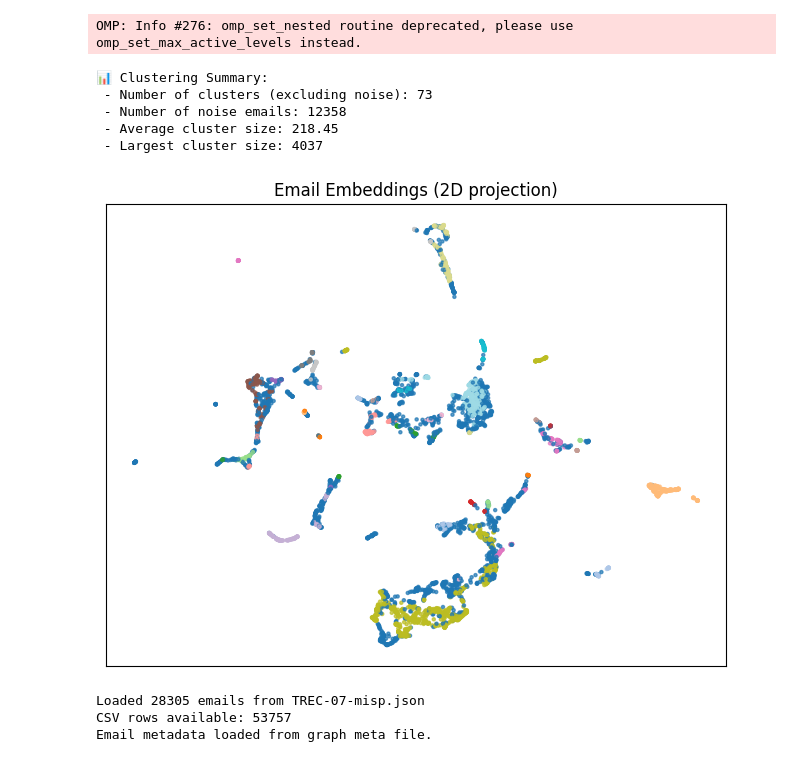
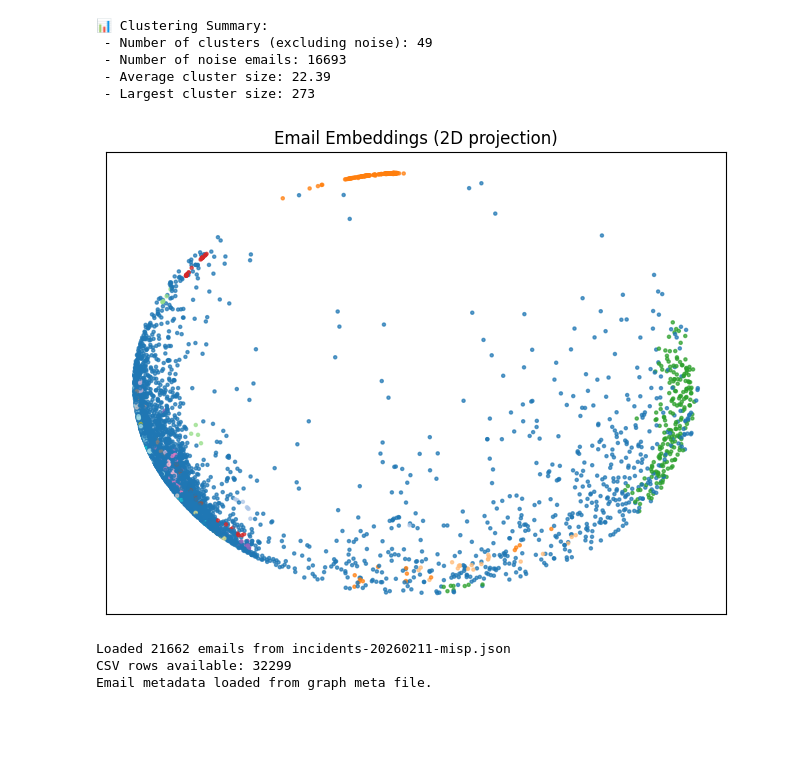
Before and after one commit to DeLyXHardiee/GNN-Campaign-Detection, a Jupyter notebook: core/GNN/notebooks/clustering.ipynb, the cells around one changed output. Cells and saved outputs as stored; diff of their text form; code cells hidden in the pictures; blank space fills up the shorter version.

Commit message:
Updated clustering to work on new machine with new data

```diff
--- a/core/GNN/notebooks/clustering.ipynb
+++ b/core/GNN/notebooks/clustering.ipynb
@@ -84,8 +84,8 @@ def visualize_email_clusters(email_vecs, labels, max_points=5000):
     except Exception:
         from sklearn.decomposition import PCA
         coords = PCA(n_components=2).fit_transform(vecs_plot)
-    mask = labels >= 0
-    non_noise = labels[mask]
+    mask = labels_plot >= 0
+    non_noise = labels_plot[mask]
     n_clusters = len(set(non_noise))
     noise_count = int((labels == -1).sum())
     sizes = Counter(non_noise)
@@ -104,18 +104,17 @@ def visualize_email_clusters(email_vecs, labels, max_points=5000):
 # %%
 import hdbscan
 
-clusterer = hdbscan.HDBSCAN(min_cluster_size=40, min_samples=20, metric='euclidean')
+clusterer = hdbscan.HDBSCAN(min_cluster_size=10, min_samples=20, metric='euclidean')
 labels = clusterer.fit_predict(email_vecs)
 
 visualize_email_clusters(email_vecs, labels)
 # %% [output]
-OMP: Info #276: omp_set_nested routine deprecated, please use omp_set_max_active_levels instead.
+📊 Clustering Summary:
+ - Number of clusters (excluding noise): 49
+ - Number of noise emails: 16693
+ - Average cluster size: 22.39
+ - Largest cluster size: 273
-📊 Clustering Summary:
- - Number of clusters (excluding noise): 73
- - Number of noise emails: 12358
- - Average cluster size: 218.45
- - Largest cluster size: 4037
-[figure, old version]
+[figure, new version]
 # %%
 from pathlib import Path
 import json
@@ -129,11 +128,10 @@ if str(REPO_ROOT) not in sys.path:
 from core.graph.common import parse_misp_events
 
 misp_candidates = [
-    REPO_ROOT / 'preprocessing' / 'output' / 'incidents_20260312_misp.json',
-    REPO_ROOT / 'preprocessing' / 'output' / 'incidents_20260312_misp.json',
+    REPO_ROOT / 'core' / 'preprocessing' / 'output' / 'incidents-20260211-misp.json'
 ]
-csv_path = REPO_ROOT / 'data' / 'csv' / 'incidents_20260312.csv'
-meta_path = REPO_ROOT / 'core' / 'results' / 'incidents_20260312_misp_hetero.meta.json'
+csv_path = REPO_ROOT / 'data' / 'incidents_202602111435.csv'
+meta_path = REPO_ROOT / 'core' / 'graph' / 'output' / 'incidents-20260211-misp_hetero.meta.json'
 
 n_email_nodes = int(getattr(email_vecs, 'shape', [len(email_vecs)])[0])
 email_records = []
@@ -181,8 +179,8 @@ if email_meta:
 else:
     print('Graph meta file not found; using only parsed MISP records for preview metadata.')
 # %% [output]
-Loaded 28305 emails from TREC-07-misp.json
-CSV rows available: 53757
+Loaded 21662 emails from incidents-20260211-misp.json
+CSV rows available: 32299
 Email metadata loaded from graph meta file.
 # %%
 import textwrap
```
Also changed, not shown: parts of 5 cells of this notebook, 4 other files.
